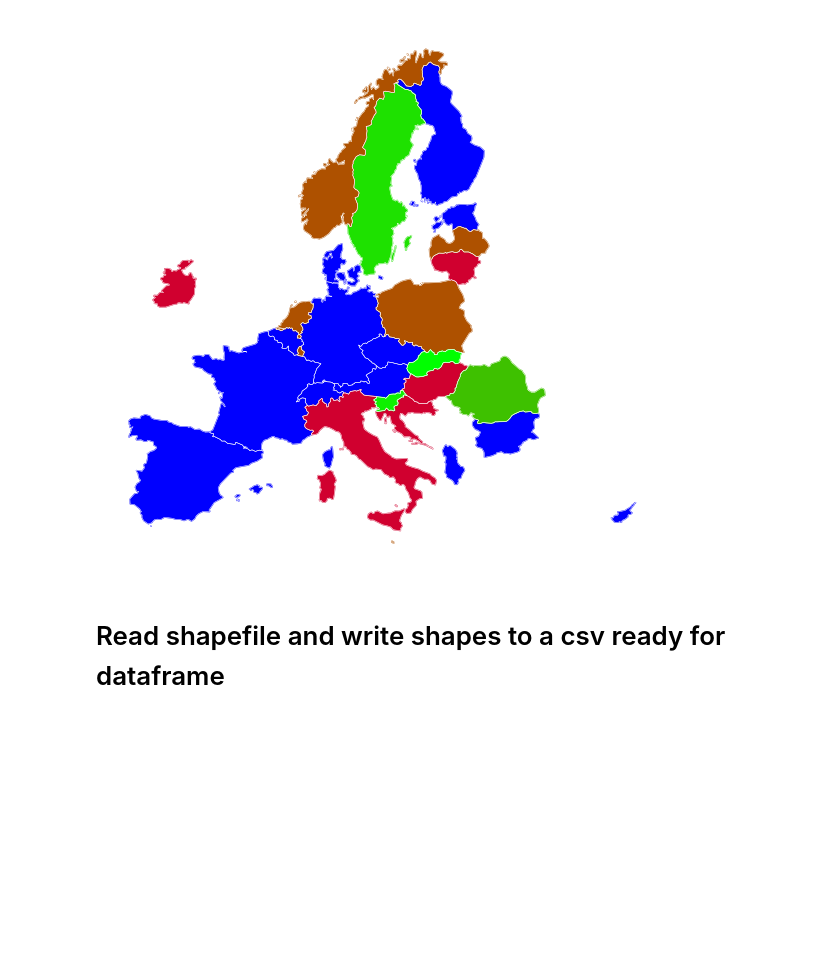
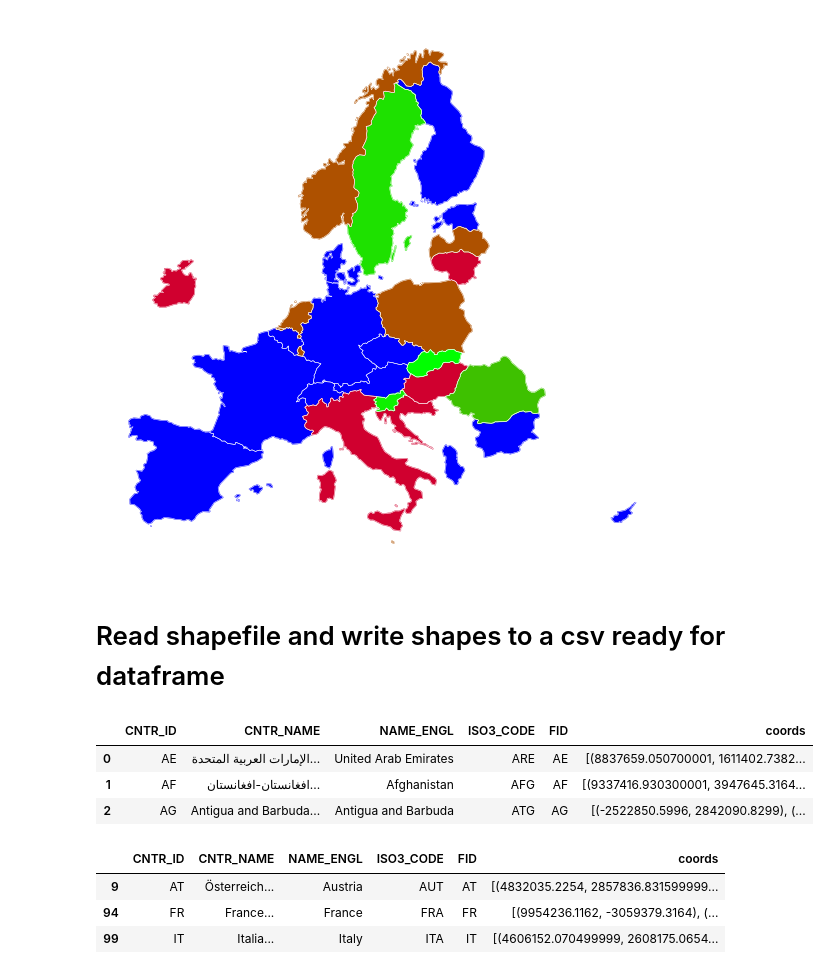
Before and after one commit to areasciencepark/maps_and_heatmaps, a Jupyter notebook: es2_maps.ipynb, the cells around one changed output. Saved outputs shown, nothing was run; the diff lists cells and outputs as text; code cells hidden in the pictures; blank space fills up the shorter version.

```diff
--- a/es2_maps.ipynb
+++ b/es2_maps.ipynb
@@ -73,5 +76,5 @@ hello
 # %%
-data = pd.read_excel("EU_data.xlsx",sheet_name ="data",   usecols = "A:B")
+data = pd.read_excel("./maps/EU_ISO_CODES.xlsx",sheet_name ="data",   usecols = "A:B")
 xmin = min(data.x)
 xmax = max(data.x)
 xnorm = (data.x-xmin)/(xmax-xmin)
@@ -161,0 +161,8 @@ df_coords.to_csv('world_shapes.csv', index = False)
+# %%
+df_coords = read_shapefile(sf)
+df_coords.head(3)
+# %% [output]
+|  | CNTR_ID | CNTR_NAME | NAME_ENGL | ISO3_CODE | FID | coords |
+| 0 | AE | الإمارات العربية المتحدة... | United Arab Emirates | ARE | AE | [(8837659.050700001, 1611402.7382... |
+| 1 | AF | افغانستان-افغانستان... | Afghanistan | AFG | AF | [(9337416.930300001, 3947645.3164... |
+| 2 | AG | Antigua and Barbuda... | Antigua and Barbuda | ATG | AG | [(-2522850.5996, 2842090.8299), (... |
@@ -161,0 +171,10 @@ df_coords.to_csv('world_shapes.csv', index = False)
+# %%
+selected_countries = ['ITA','FRA','AUT']
+df_coords = read_shapefile(sf)
+df_coords = df_coords[df_coords['ISO3_CODE'].isin(selected_countries)  ]
+df_coords.head(3)
+# %% [output]
+|  | CNTR_ID | CNTR_NAME | NAME_ENGL | ISO3_CODE | FID | coords |
+| 9 | AT | Österreich... | Austria | AUT | AT | [(4832035.2254, 2857836.831599999... |
+| 94 | FR | France... | France | FRA | FR | [(9954236.1162, -3059379.3164), (... |
+| 99 | IT | Italia... | Italy | ITA | IT | [(4606152.070499999, 2608175.0654... |
```
Also changed, not shown: parts of 10 cells of this notebook, 6 other files.
